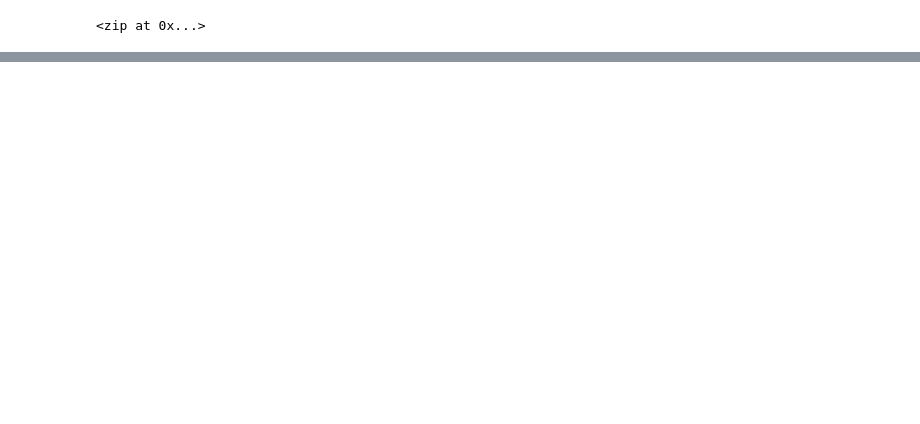
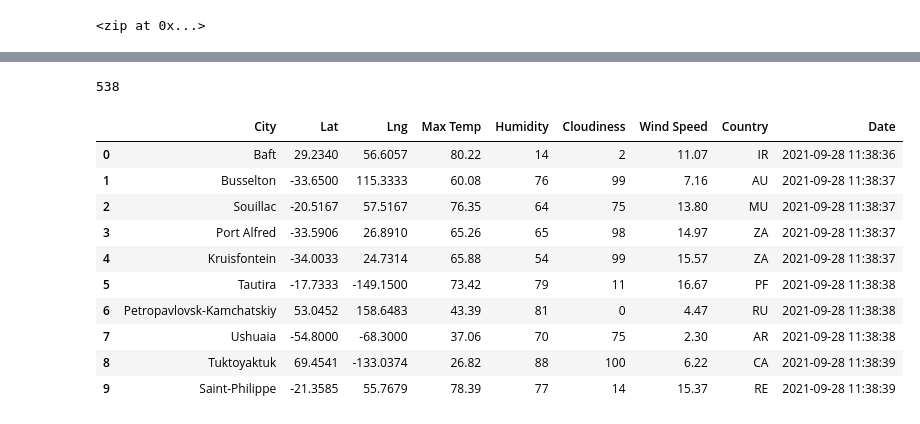
Before and after one commit to tessiertodd/World_Weather_Analysis, a Jupyter notebook: WeatherPy.ipynb, the cells around one changed output, grey strips where cells are left out. Cells and saved outputs as stored; diff of their text form; code cells hidden in the pictures; blank space fills up the shorter version.

```diff
--- a/WeatherPy.ipynb
+++ b/WeatherPy.ipynb
@@ -33,0 +177,20 @@ len(cities)
+# %%
+len(city_data)
+# %% [output]
+538
+# %%
+# Convert the array of dictionaries to a Pandas DataFrame.
+city_data_df=pd.DataFrame(city_data)
+city_data_df.head(10)
+# %% [output]
+|  | City | Lat | Lng | Max Temp | Humidity | Cloudiness | Wind Speed | Country | Date |
+| 0 | Baft | 29.2340 | 56.6057 | 80.22 | 14 | 2 | 11.07 | IR | 2021-09-28 11:38:36 |
+| 1 | Busselton | -33.6500 | 115.3333 | 60.08 | 76 | 99 | 7.16 | AU | 2021-09-28 11:38:37 |
+| 2 | Souillac | -20.5167 | 57.5167 | 76.35 | 64 | 75 | 13.80 | MU | 2021-09-28 11:38:37 |
+| 3 | Port Alfred | -33.5906 | 26.8910 | 65.26 | 65 | 98 | 14.97 | ZA | 2021-09-28 11:38:37 |
+| 4 | Kruisfontein | -34.0033 | 24.7314 | 65.88 | 54 | 99 | 15.57 | ZA | 2021-09-28 11:38:37 |
+| 5 | Tautira | -17.7333 | -149.1500 | 73.42 | 79 | 11 | 16.67 | PF | 2021-09-28 11:38:38 |
+| 6 | Petropavlovsk-Kamchatskiy | 53.0452 | 158.6483 | 43.39 | 81 | 0 | 4.47 | RU | 2021-09-28 11:38:38 |
+| 7 | Ushuaia | -54.8000 | -68.3000 | 37.06 | 70 | 75 | 2.30 | AR | 2021-09-28 11:38:38 |
+| 8 | Tuktoyaktuk | 69.4541 | -133.0374 | 26.82 | 88 | 100 | 6.22 | CA | 2021-09-28 11:38:39 |
+| 9 | Saint-Philippe | -21.3585 | 55.7679 | 78.39 | 77 | 14 | 15.37 | RE | 2021-09-28 11:38:39 |
```
Also changed, not shown: parts of 13 cells of this notebook, 3 other files.
